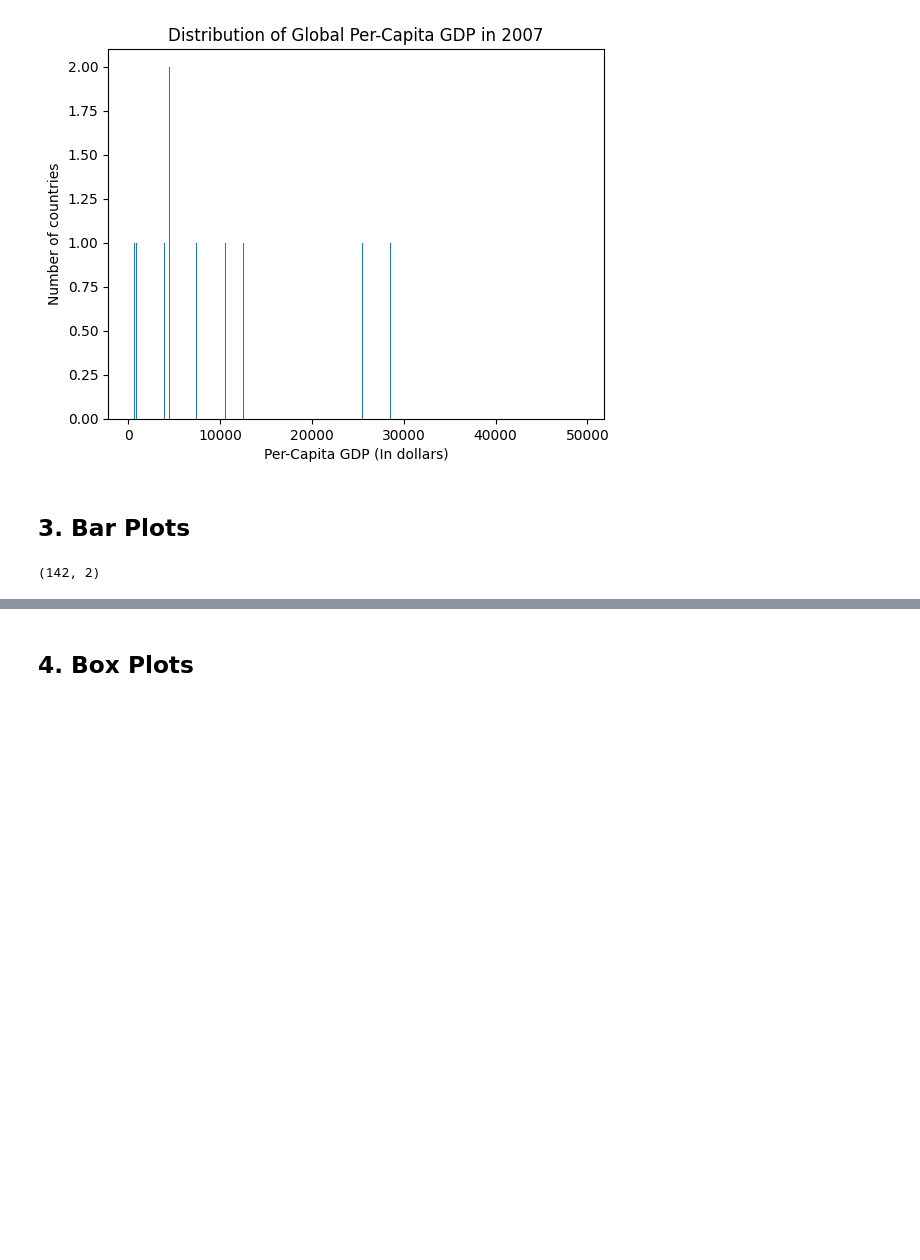
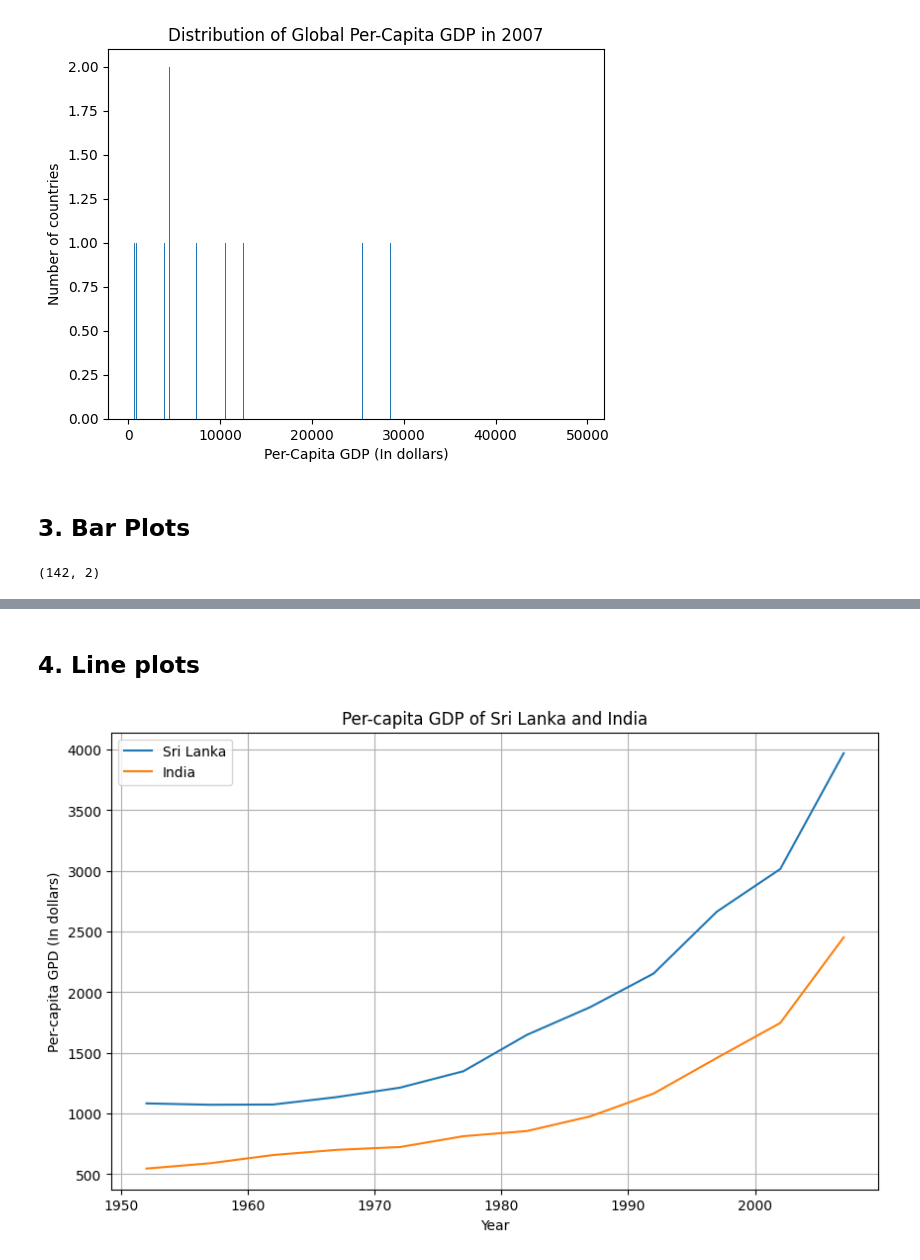
Before and after one commit to denuwan55/CO544-Lab02-EDA-Wine-Quality-Dataset, a Jupyter notebook: Lab02Practise.ipynb, the cells around one changed output, grey strips where cells are left out. Cells and saved outputs as stored; diff of their text form; code cells hidden in the pictures; blank space fills up the shorter version.

```diff
--- a/Lab02Practise.ipynb
+++ b/Lab02Practise.ipynb
@@ -88,2 +126,15 @@ plt.xticks(x, continents)
 # %% [markdown]
-## 4. Box Plots
+## 4. Line plots
+# %%
+lk = gapminder_df[gapminder_df['country'] == 'Sri Lanka']
+india = gapminder_df[gapminder_df['country'] == 'India']
+plt.figure(figsize=(10, 6))
+plt.plot(lk['year'], lk['gdpPercap'])
+plt.plot(india['year'], india['gdpPercap'])
+plt.legend(['Sri Lanka', 'India'])
+plt.title('Per-capita GDP of Sri Lanka and India')
+plt.xlabel('Year')
+plt.ylabel('Per-capita GPD (In dollars)')
+plt.grid()
+# %% [output]
+[figure, added]
```
Also changed, not shown: parts of 5 cells of this notebook, 1 other file.
